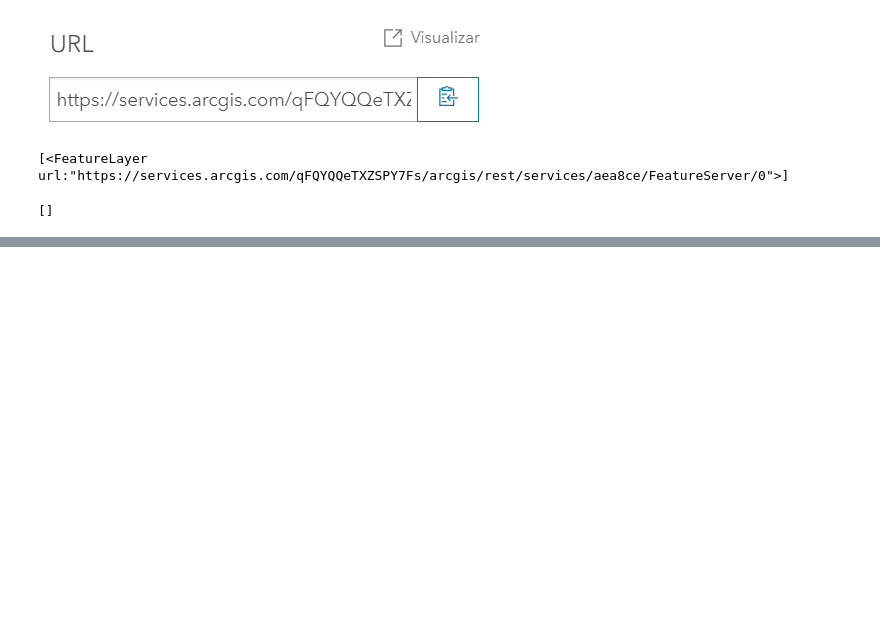
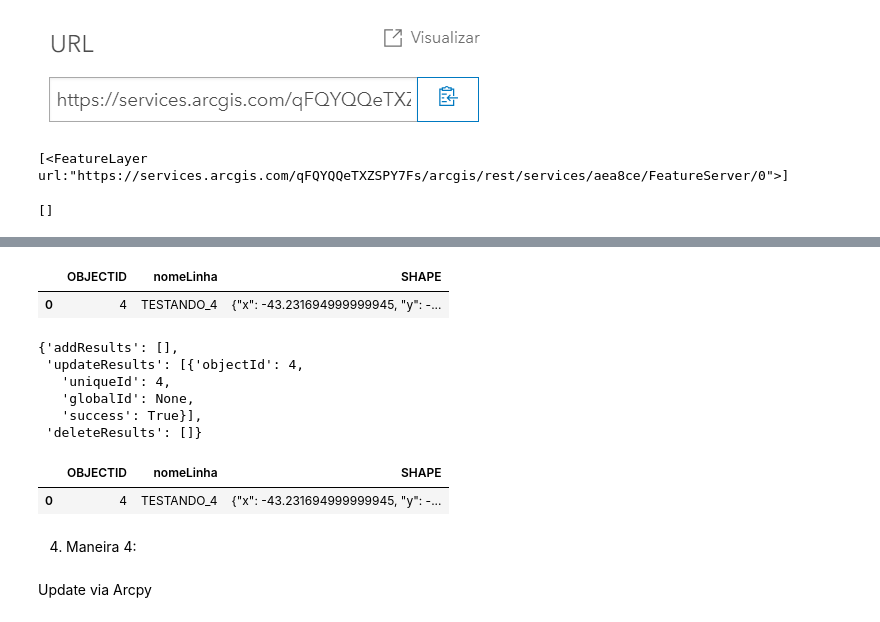
Before and after one commit to Herbert-Galindo/Tutorial_Pontos_XY, a Jupyter notebook: Convertendo_Pontos.ipynb, the cells around one changed output, grey strips where cells are left out. Saved outputs shown, nothing was run; the diff lists cells and outputs as text; code cells hidden in the pictures; blank space fills up the shorter version.

```diff
--- a/Convertendo_Pontos.ipynb
+++ b/Convertendo_Pontos.ipynb
@@ -689,0 +717,6 @@ flc.tables
+# %%
+# Visualizando a modificação
+sdf
+# %% [output]
+|  | OBJECTID | nomeLinha | SHAPE |
+| 0 | 4 | TESTANDO_4 | {"x": -43.231694999999945, "y": -... |
@@ -689,0 +726,20 @@ flc.tables
+# %%
+# Agora vamos enviar este objeto de recurso para o método e editar a camada original
+fl.edit_features(updates=fs)
+# %% [output]
+{'addResults': [],
+ 'updateResults': [{'objectId': 4,
+   'uniqueId': 4,
+   'globalId': None,
+   'success': True}],
+ 'deleteResults': []}
+# %%
+# Requisitando novamente e vendo que foi modificado
+fl.query('objectid=4', out_fields=['OBJECTID', 'nomeLinha']).sdf
+# %% [output]
+|  | OBJECTID | nomeLinha | SHAPE |
+| 0 | 4 | TESTANDO_4 | {"x": -43.231694999999945, "y": -... |
+# %% [markdown]
+4. Maneira 4:
+# %% [markdown]
+Update via Arcpy
```
Also changed, not shown: parts of 28 cells of this notebook.
